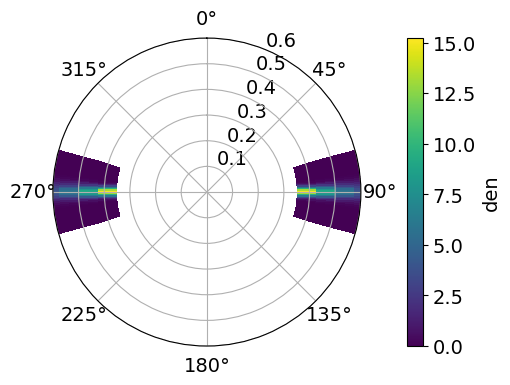
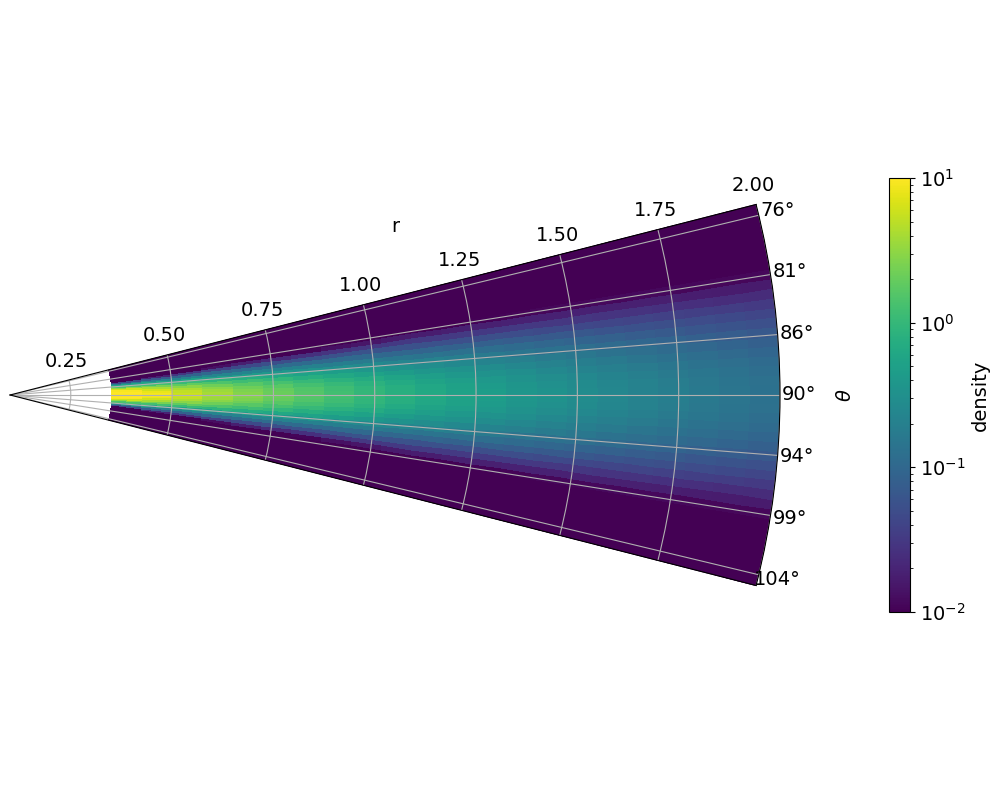
The change to this notebook cell's code, shown as a diff; its figure went from the first image to the second:
--- before
+++ after
@@ -1,3 +1,3 @@
-fig = plt.figure(figsize=(12,4))
+fig = plt.figure(figsize=(14,10))
 #ax = fig.add_subplot()
 ax = fig.add_subplot(projection='polar')
@@ -11,19 +11,26 @@
 phi_ind2 = 12 # phi~pi
 
-ax.pcolormesh(theta_3d[:,:,phi_ind], rad_3d[:,:,phi_ind], den[:,:,phi_ind], cmap='viridis')
+kws = {'cmap': 'viridis', 'norm': mcolors.LogNorm(vmin=1e-2, vmax=10)}
+ax.pcolormesh(theta_3d[:,:,phi_ind], rad_3d[:,:,phi_ind], den[:,:,phi_ind], **kws)
 # for phi \in (pi/2, 3pi/2), theta has to be measured in the opposite direction (so, 2pi-...)
-c = ax.pcolormesh(2*np.pi-theta_3d[:,:,phi_ind2], rad_3d[:,:,phi_ind2], den[:,:,phi_ind2], cmap='viridis')
+c = ax.pcolormesh(2*np.pi-theta_3d[:,:,phi_ind2], rad_3d[:,:,phi_ind2], den[:,:,phi_ind2], **kws)
 
 #cbar_ax = fig.add_axes([0.85, 0.15, 0.05, 0.7])
-fig.colorbar(c, ax=ax, label="den")
+fig.colorbar(c, ax=ax, label="density", pad=.1, fraction=0.02)
 
 ## in the below plot, the x-axis points right, the z-axis points up, and the y-axis
 # points into the page/screen
-ax.set_rlim(0,.6)
-#ax.set_thetalim(np.pi/2- .25, np.pi/2 + .25)
+ax.set_rlim(.1,2)
+ax.xaxis.set_label_position('top') 
+ax.set_xlabel("r", labelpad=-160)
+
+ax.set_thetalim(np.pi/2- .25, np.pi/2 + .25)
 ax.set_theta_offset(np.pi/2)
 ax.set_theta_direction(-1)
+ax.set_ylabel(r"$\theta$", labelpad=40)
+ax.yaxis.set_label_position("right")
+#ax.yaxis.tick_right()
 
-save_fig = False
+save_fig = True
 if save_fig:
     plt.savefig("Figs/disk-side.png")

Commit: renamed tilted pgens, improved disk-side figure